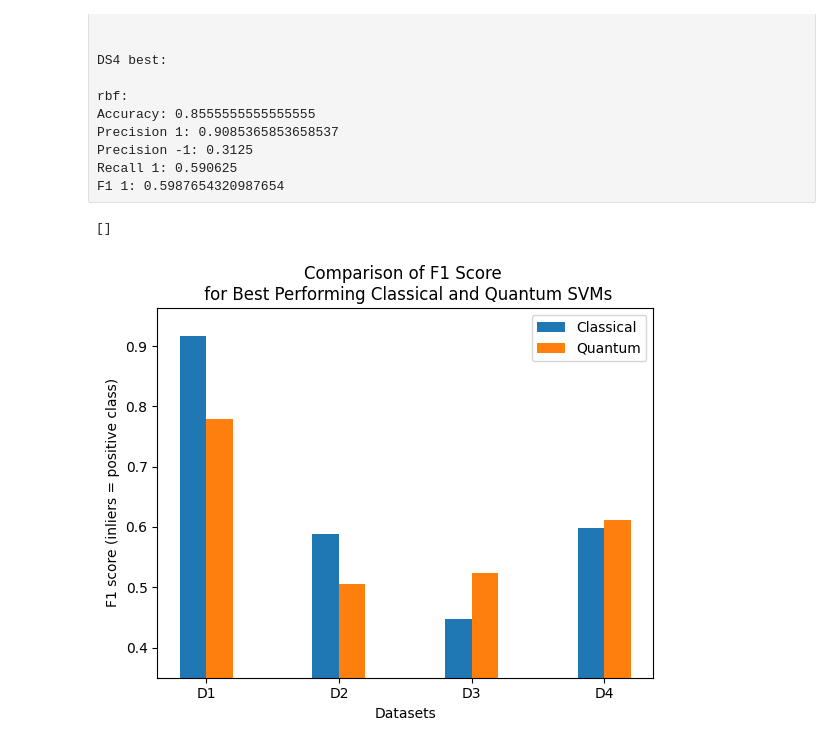
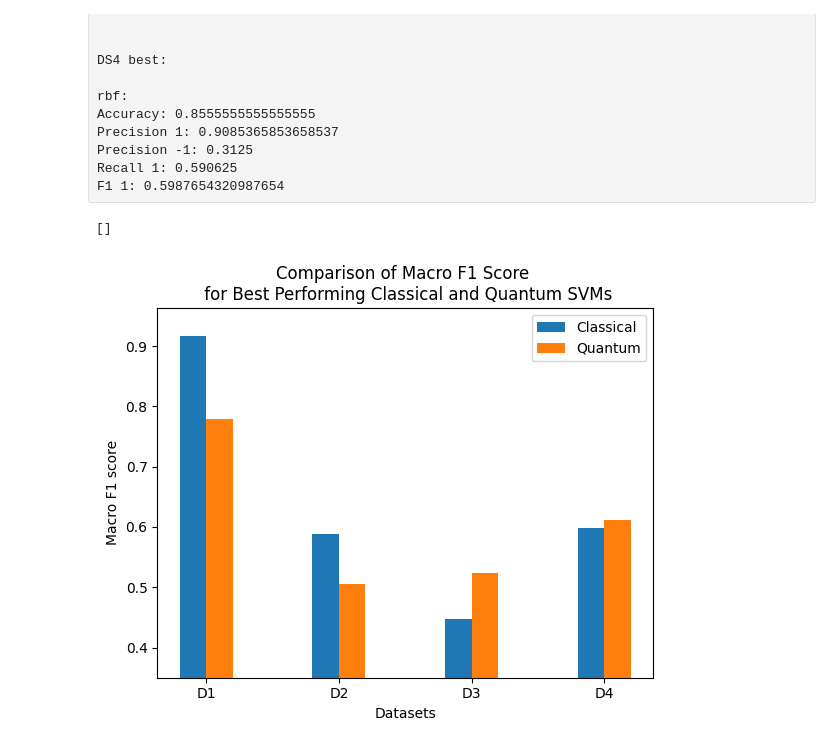
Before and after one commit to welremco/Group3QuantumOneClassSVMs, a Jupyter notebook: results/results.ipynb, the cells around one changed output. Saved outputs shown, nothing was run; the diff lists cells and outputs as text; code cells hidden in the pictures.

```diff
--- a/results/results.ipynb
+++ b/results/results.ipynb
@@ -448,25 +526,25 @@ F1 1: 0.5987654320987654
 # %%
 best_f1_classical = [0.9171, 0.5881, 0.4473, 0.5987]
 best_f1_quantum = [0.7789, 0.5061, 0.5238, 0.6117]
 
 datasets=[1,2,3,4]
 bar_width = 0.2
 coeffs = [-0.5, 0.5]
 label = ['Classical', 'Quantum']
 
 def grouped_bars(ds):
     return [dataset + bar_width*coeffs[ds] for dataset in datasets]
 
 for ds, f1 in enumerate([best_f1_classical, best_f1_quantum]):
     plt.bar(grouped_bars(ds), f1, width=bar_width, label=label[ds])
 
 plt.xticks([1,2,3,4], ['D1', 'D2', 'D3', 'D4'])
 plt.xlabel('Datasets')
-plt.ylabel('F1 score (inliers = positive class)')
-plt.title('Comparison of F1 Score \n for Best Performing Classical and Quantum SVMs')
+plt.ylabel('Macro F1 score')
+plt.title('Comparison of Macro F1 Score \n for Best Performing Classical and Quantum SVMs')
 plt.legend()
 plt.ylim(0.35)
 plt.plot()
 # %% [output]
 []
-[figure, old version]
+[figure, new version]
```
Also changed, not shown: parts of 5 cells of this notebook.
